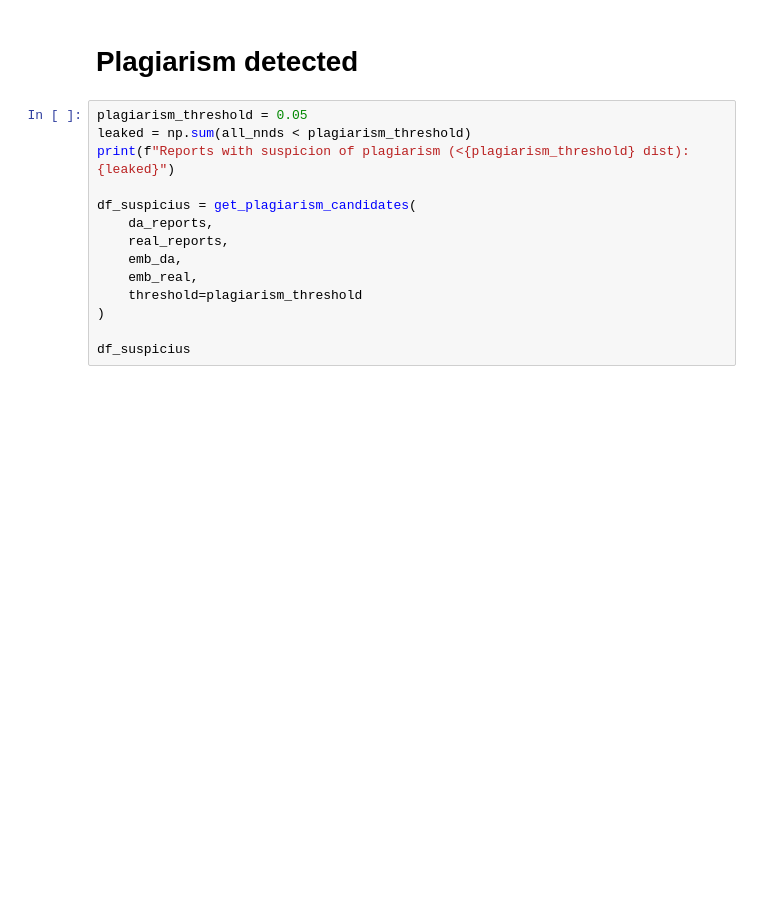
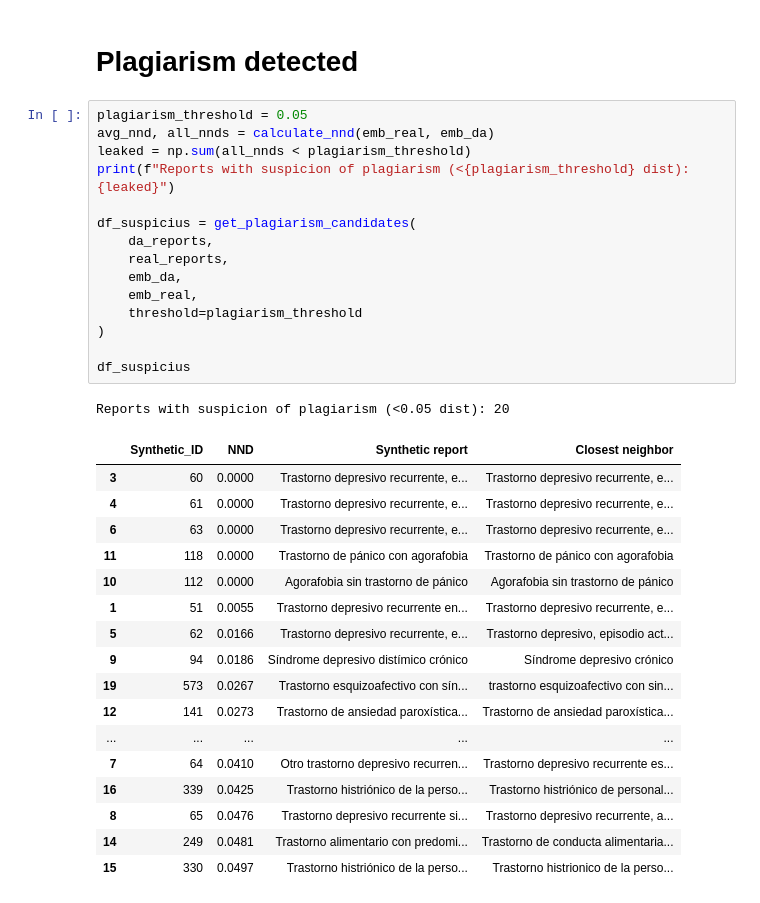
Before and after one commit to guillermoih/Alentar_Generation_LLM, a Jupyter notebook: Evaluate_DA.ipynb, the cells around one changed output. Cells and saved outputs as stored; diff of their text form; blank space fills up the shorter version.

```diff
--- a/Evaluate_DA.ipynb
+++ b/Evaluate_DA.ipynb
@@ -158,15 +203,35 @@ print(f"\nTop Synthetic {n}-grams:", top_da)
 # Plagiarism detected
 # %%
 plagiarism_threshold = 0.05
+avg_nnd, all_nnds = calculate_nnd(emb_real, emb_da)
 leaked = np.sum(all_nnds < plagiarism_threshold)
 print(f"Reports with suspicion of plagiarism (<{plagiarism_threshold} dist): {leaked}")
 
 df_suspicius = get_plagiarism_candidates(
     da_reports,
     real_reports,
     emb_da,
     emb_real,
     threshold=plagiarism_threshold
 )
 
 df_suspicius
+# %% [output]
+Reports with suspicion of plagiarism (<0.05 dist): 20
+|  | Synthetic_ID | NND | Synthetic report | Closest neighbor |
+| 3 | 60 | 0.0000 | Trastorno depresivo recurrente, e... | Trastorno depresivo recurrente, e... |
+| 4 | 61 | 0.0000 | Trastorno depresivo recurrente, e... | Trastorno depresivo recurrente, e... |
+| 6 | 63 | 0.0000 | Trastorno depresivo recurrente, e... | Trastorno depresivo recurrente, e... |
+| 11 | 118 | 0.0000 | Trastorno de pánico con agorafobia | Trastorno de pánico con agorafobia |
+| 10 | 112 | 0.0000 | Agorafobia sin trastorno de pánico | Agorafobia sin trastorno de pánico |
+| 1 | 51 | 0.0055 | Trastorno depresivo recurrente en... | Trastorno depresivo recurrente, e... |
+| 5 | 62 | 0.0166 | Trastorno depresivo recurrente, e... | Trastorno depresivo, episodio act... |
+| 9 | 94 | 0.0186 | Síndrome depresivo distímico crónico | Síndrome depresivo crónico |
+| 19 | 573 | 0.0267 | Trastorno esquizoafectivo con sín... | trastorno esquizoafectivo con sin... |
+| 12 | 141 | 0.0273 | Trastorno de ansiedad paroxística... | Trastorno de ansiedad paroxística... |
+| ... | ... | ... | ... | ... |
+| 7 | 64 | 0.0410 | Otro trastorno depresivo recurren... | Trastorno depresivo recurrente es... |
+| 16 | 339 | 0.0425 | Trastorno histriónico de la perso... | Trastorno histriónico de personal... |
+| 8 | 65 | 0.0476 | Trastorno depresivo recurrente si... | Trastorno depresivo recurrente, a... |
+| 14 | 249 | 0.0481 | Trastorno alimentario con predomi... | Trastorno de conducta alimentaria... |
+| 15 | 330 | 0.0497 | Trastorno histriónico de la perso... | Trastorno histrionico de la perso... |
```
Also changed, not shown: parts of 11 cells of this notebook, 4 other files.
